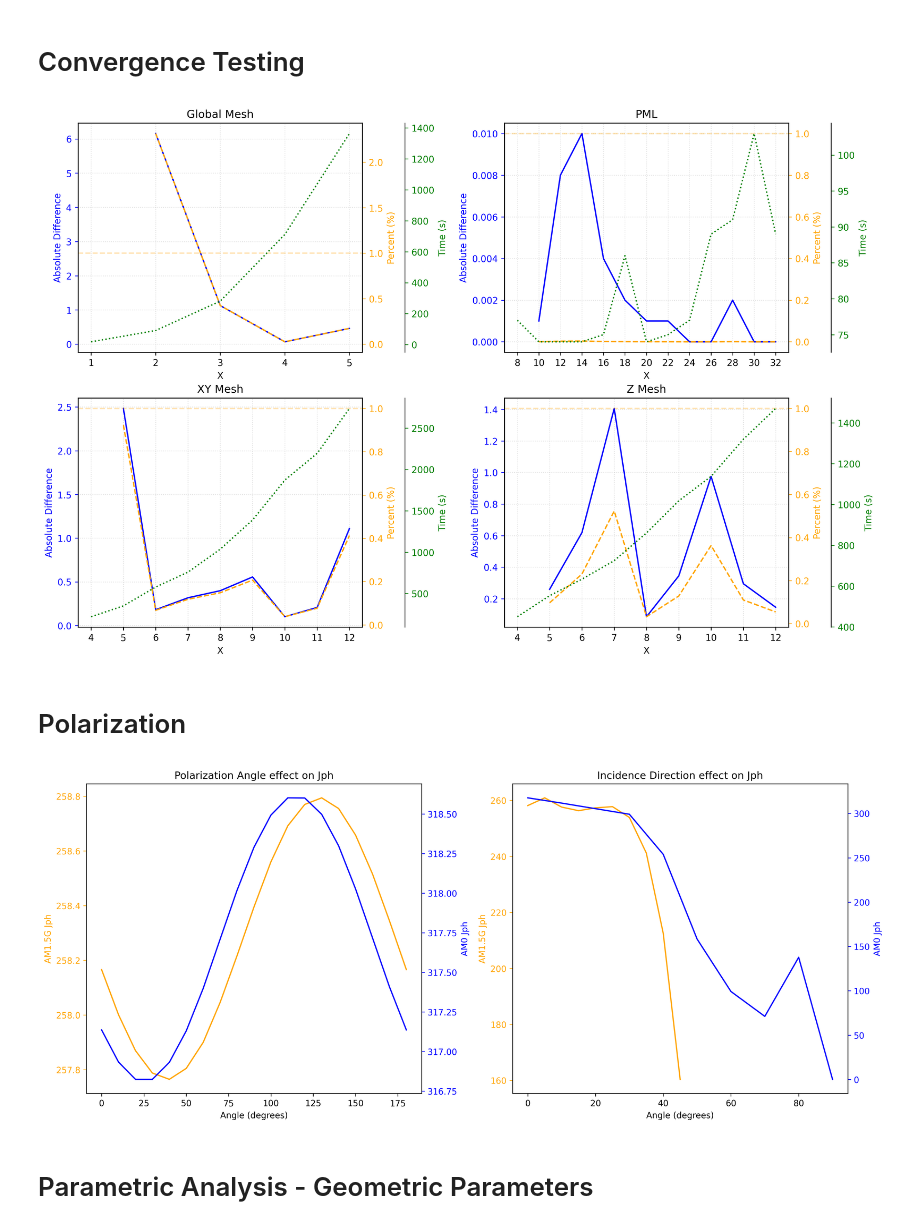
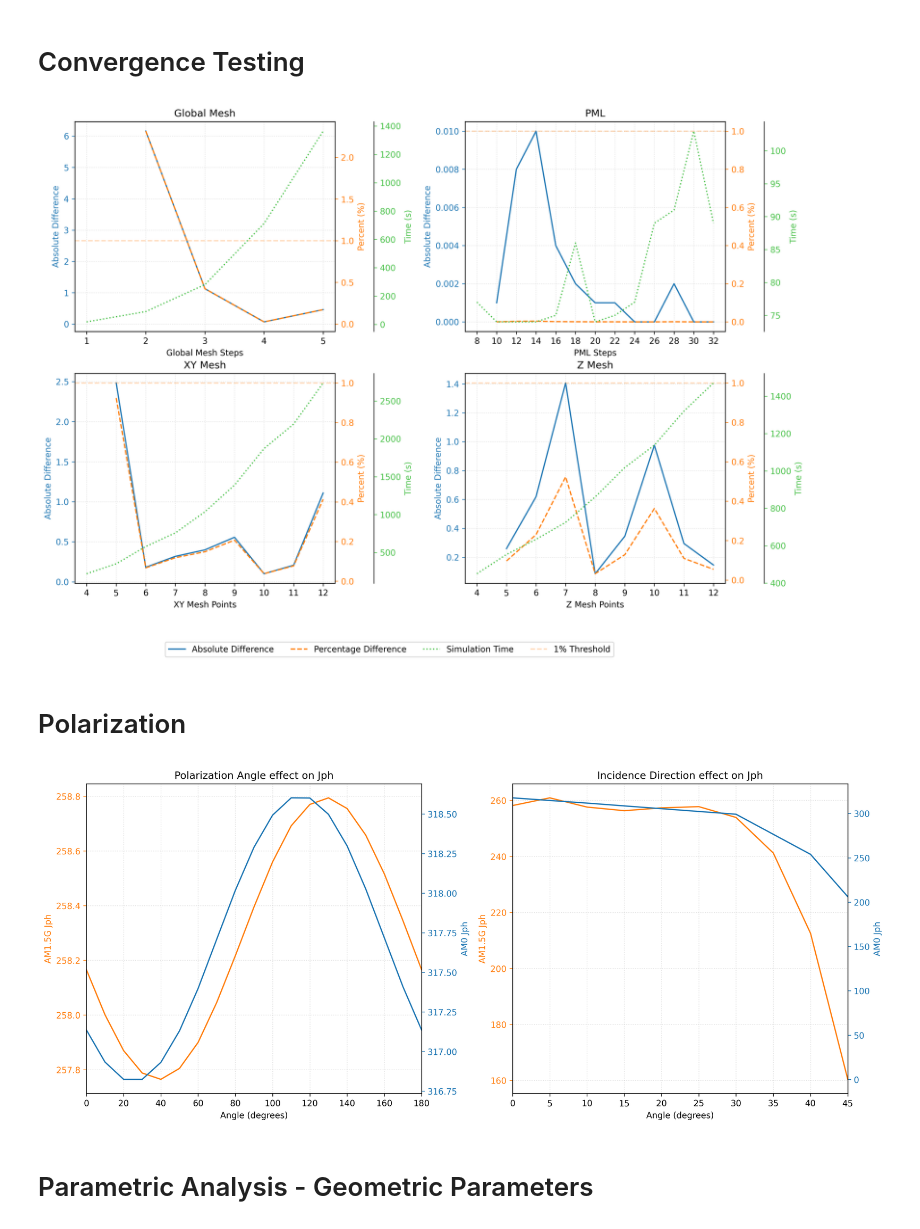
Before and after one commit to e4m8ch/sp-lt-pv, a Jupyter notebook: scripts/data_analysis.ipynb, the cells around one changed output. Cells and saved outputs as stored; diff of their text form; code cells hidden in the pictures.

```diff
--- a/scripts/data_analysis.ipynb
+++ b/scripts/data_analysis.ipynb
@@ -102,50 +102,62 @@ df_xy_mesh = extract_mesh(df_con, "XYMesh")
 df_z_mesh = extract_mesh(df_con, "ZMesh")
 
 
 # Plotting the data
 # ------------------------------------------------------------------
 
-def plot_mesh(ax, df, axis_jump, title=None):
+from matplotlib.lines import Line2D
+
+def plot_mesh(ax, df, axis_jump, title=None, xlabel="X"):
     # Primary axis: Absolute difference
-    ax.plot(df['X'], df['Diff'], label="Diff", color='blue')
-    ax.set_ylabel('Absolute Difference', color='blue')
-    ax.tick_params(axis='y', colors='blue')
-    ax.set_xlabel("X")
+    ax.plot(df['X'], df['Diff'], label="Diff", color='#1f77b4')
+    ax.set_ylabel('Absolute Difference', color='#1f77b4')
+    ax.tick_params(axis='y', colors='#1f77b4')
+    ax.set_xlabel(xlabel)   # <--- now customizable
     if title:
         ax.set_title(title)
     xmin, xmax = int(df['X'].min()), int(df['X'].max())
     ax.set_xticks(range(xmin, xmax + 1, axis_jump))
     ax.grid(True, which="both", linestyle=":", alpha=0.4)
 
     # Secondary axis: Percent difference
     ax2 = ax.twinx()
-    line2 = ax2.plot(df['X'], df['PercentDiff'], label="Percent", linestyle='--', color='orange')
-    ax2.axhline(1, color='orange', linestyle='--', alpha=0.3, label="1%")
-    ax2.set_ylabel('Percent (%)', color='orange')
-    ax2.tick_params(axis='y', colors='orange')
+    line2 = ax2.plot(df['X'], df['PercentDiff'], label="Percent", linestyle='--', color='#ff7f0e')
+    ax2.axhline(1, color='#ff7f0e', linestyle='--', alpha=0.3, label="1%")
+    ax2.set_ylabel('Percent (%)', color='#ff7f0e')
+    ax2.tick_params(axis='y', colors='#ff7f0e')
 
     # Tertiary axis: Time
     ax3 = ax.twinx()
     ax3.spines["right"].set_position(("axes", 1.15))  # shift third axis outward
-    line3 = ax3.plot(df['X'], df['t'], label="Time", linestyle=':', color='green')
-    ax3.set_ylabel('Time (s)', color='green')
-    ax3.tick_params(axis='y', colors='green')
+    line3 = ax3.plot(df['X'], df['t'], label="Time", linestyle=':', color="#47c147")
+    ax3.set_ylabel('Time (s)', color="#47c147")
+    ax3.tick_params(axis='y', colors="#47c147")
 
     return ax, ax2, ax3
+
 
 # Create a 2x2 grid of subplots
 fig, axes = plt.subplots(2, 2, figsize=(14, 10), dpi=300)
 gb, pml, xy, z = axes.flatten()
 plt.subplots_adjust(wspace=0.5, hspace=0.2)
 
-plot_mesh(gb, df_global_mesh, 1, "Global Mesh")
-plot_mesh(pml, df_PML, 2, "PML")
-plot_mesh(xy, df_xy_mesh, 1, "XY Mesh")
-plot_mesh(z, df_z_mesh, 1, "Z Mesh")
+plot_mesh(gb, df_global_mesh, 1, "Global Mesh", xlabel="Global Mesh Steps")
+plot_mesh(pml, df_PML, 2, "PML", xlabel="PML Steps")
+plot_mesh(xy, df_xy_mesh, 1, "XY Mesh", xlabel="XY Mesh Points")
+plot_mesh(z, df_z_mesh, 1, "Z Mesh", xlabel="Z Mesh Points")
+
+handles = [
+    Line2D([0], [0], color='#1f77b4', linestyle='-', label='Absolute Difference'),
+    Line2D([0], [0], color='#ff7f0e', linestyle='--', label='Percentage Difference'),
+    Line2D([0], [0], color="#47c147", linestyle=':', label='Simulation Time'),
+    Line2D([0], [0], color='#ff7f0e', linestyle='--', alpha=0.3, label='1% Threshold'),
+]
+
+fig.legend(handles=handles, loc="lower center", ncol=4, bbox_to_anchor=(0.5, -0.02))
 
 plt.show()
 # %% [output]
-[figure, old version]
+[figure, new version]
 # %% [markdown]
 # Polarization
 # %%
@@ -170,27 +182,32 @@ df_dir = extract_pol(df_pol, "Dir")
 # ------------------------------------------------------------------
 
 def plot_pol(ax, df, title=None):
-    ax.plot(df["AM15"], df["AM15_Jph"], label="AM1.5G", color='orange')
-    ax.set_ylabel('AM1.5G Jph', color='orange')
+    ax.plot(df["AM15"], df["AM15_Jph"], label="AM1.5G", color='#ff7f0e')
+    ax.set_ylabel('AM1.5G Jph', color='#ff7f0e')
     ax.set_xlabel('Angle (degrees)')
-    ax.tick_params(axis='y', colors='orange')
+    ax.tick_params(axis='y', colors='#ff7f0e')
+    ax.grid(True, which="both", linestyle=":", alpha=0.4)
     if title:
         ax.set_title(title)
 
     ax2 = ax.twinx()
-    ax2.plot(df["AM0"], df["AM0_Jph"], label="AM0", color='blue')
-    ax2.set_ylabel('AM0 Jph', color='blue')
-    ax2.tick_params(axis='y', colors='blue')
+    ax2.plot(df["AM0"], df["AM0_Jph"], label="AM0", color='#1f77b4')
+    ax2.set_ylabel('AM0 Jph', color='#1f77b4')
+    ax2.tick_params(axis='y', colors='#1f77b4')
 
 fig, (ax1, ax2) = plt.subplots(1, 2, figsize=(14, 6), dpi=300)
 
 plot_pol(ax1, df_angle, title="Polarization Angle effect on Jph")
+ax1.set_xlim(df_angle["AM15"].min(), df_angle["AM15"].max())
+
 plot_pol(ax2, df_dir, title="Incidence Direction effect on Jph")
+ax2.set_xlim(0, 45)
+
 
 plt.tight_layout()
 plt.show()
 # %% [output]
-[figure, old version]
+[figure, new version]
 # %% [markdown]
 # Parametric Analysis - Geometric Parameters
 # %%
```
Also changed, not shown: parts of 4 cells of this notebook.
